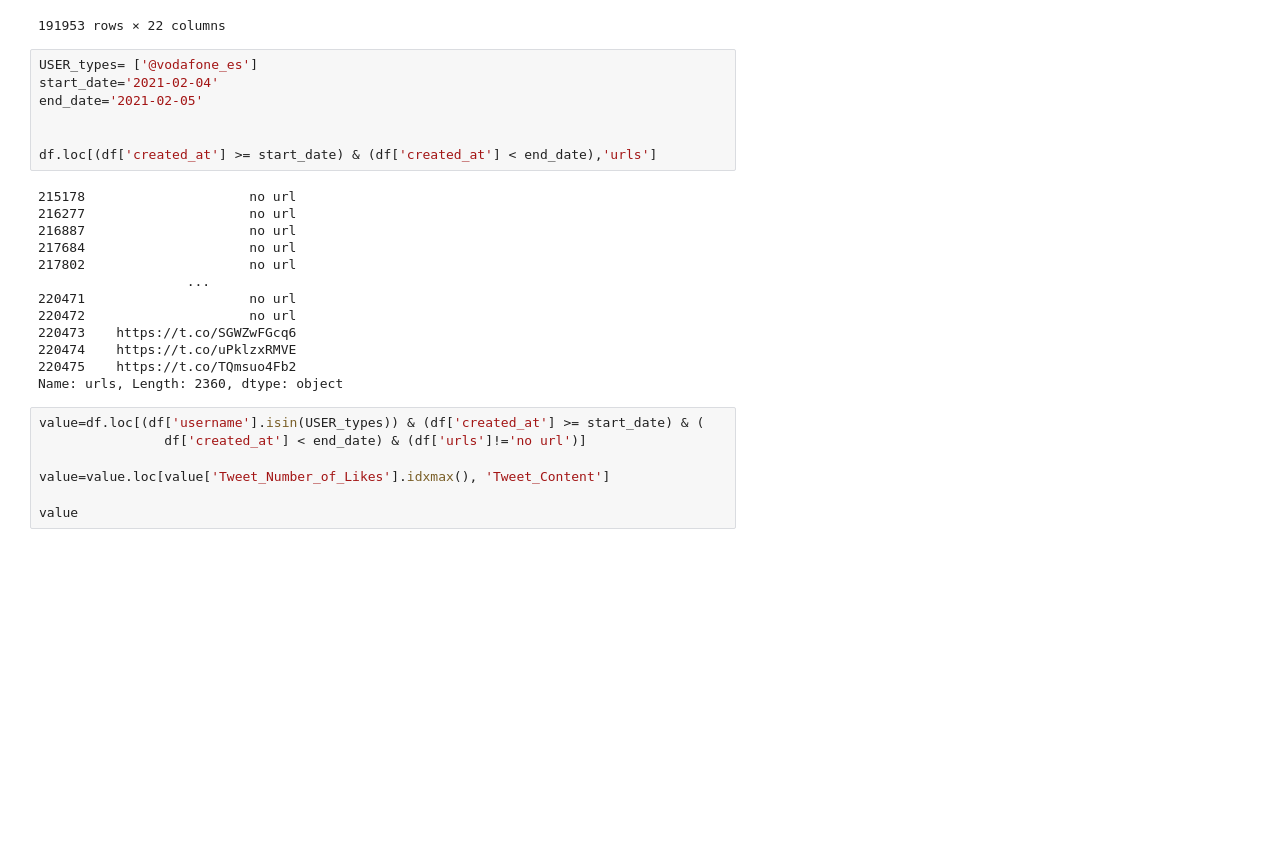
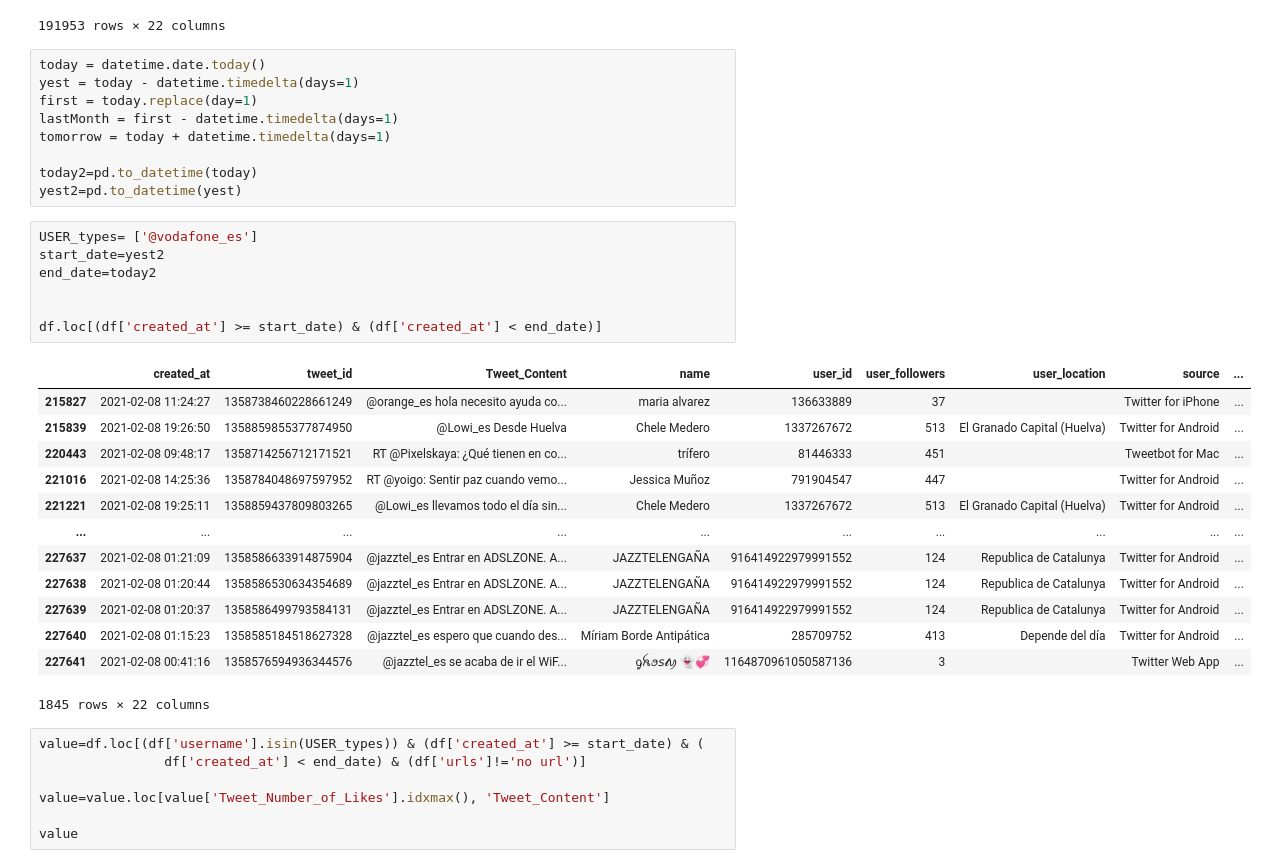
Before and after one commit to carpiero/Sentiment_Spanish_Operator, a Jupyter notebook: Notebooks/Notebook_006_remote.ipynb, the cells around one changed output. Saved outputs shown, nothing was run; the diff lists cells and outputs as text; blank space fills up the shorter version.

```diff
--- a/Notebooks/Notebook_006_remote.ipynb
+++ b/Notebooks/Notebook_006_remote.ipynb
@@ -40,26 +46,36 @@ df
 | 227640 | 2021-02-08 01:15:23 | 1358585184518627328 | @jazztel_es espero que cuando des... | Míriam Borde Antipática | 285709752 | 413 | Depende del día | Twitter for Android | ... |
 | 227641 | 2021-02-08 00:41:16 | 1358576594936344576 | @jazztel_es se acaba de ir el WiF... | ᧁꫝꪮ𝘴𝓽ꪗ 👻💞 | 1164870961050587136 | 3 |  | Twitter Web App | ... |
 191953 rows × 22 columns
+# %%
+today = datetime.date.today()
+yest = today - datetime.timedelta(days=1)
+first = today.replace(day=1)
+lastMonth = first - datetime.timedelta(days=1)
+tomorrow = today + datetime.timedelta(days=1)
+
+today2=pd.to_datetime(today)
+yest2=pd.to_datetime(yest)
 # %%
 USER_types= ['@vodafone_es']
-start_date='2021-02-04'
-end_date='2021-02-05'
+start_date=yest2
+end_date=today2
 
 
-df.loc[(df['created_at'] >= start_date) & (df['created_at'] < end_date),'urls']
+df.loc[(df['created_at'] >= start_date) & (df['created_at'] < end_date)]
 # %% [output]
+|  | created_at | tweet_id | Tweet_Content | name | user_id | user_followers | user_location | source | ... |
+| 215827 | 2021-02-08 11:24:27 | 1358738460228661249 | @orange_es hola necesito ayuda co... | maria alvarez | 136633889 | 37 |  | Twitter for iPhone | ... |
+| 215839 | 2021-02-08 19:26:50 | 1358859855377874950 | @Lowi_es Desde Huelva | Chele Medero | 1337267672 | 513 | El Granado Capital (Huelva) | Twitter for Android | ... |
+| 220443 | 2021-02-08 09:48:17 | 1358714256712171521 | RT @Pixelskaya: ¿Qué tienen en co... | trífero | 81446333 | 451 |  | Tweetbot for Mac | ... |
+| 221016 | 2021-02-08 14:25:36 | 1358784048697597952 | RT @yoigo: Sentir paz cuando vemo... | Jessica Muñoz | 791904547 | 447 |  | Twitter for Android | ... |
+| 221221 | 2021-02-08 19:25:11 | 1358859437809803265 | @Lowi_es llevamos todo el día sin... | Chele Medero | 1337267672 | 513 | El Granado Capital (Huelva) | Twitter for Android | ... |
+| ... | ... | ... | ... | ... | ... | ... | ... | ... | ... |
+| 227637 | 2021-02-08 01:21:09 | 1358586633914875904 | @jazztel_es Entrar en ADSLZONE. A... | JAZZTELENGAÑA | 916414922979991552 | 124 | Republica de Catalunya | Twitter for Android | ... |
+| 227638 | 2021-02-08 01:20:44 | 1358586530634354689 | @jazztel_es Entrar en ADSLZONE. A... | JAZZTELENGAÑA | 916414922979991552 | 124 | Republica de Catalunya | Twitter for Android | ... |
+| 227639 | 2021-02-08 01:20:37 | 1358586499793584131 | @jazztel_es Entrar en ADSLZONE. A... | JAZZTELENGAÑA | 916414922979991552 | 124 | Republica de Catalunya | Twitter for Android | ... |
+| 227640 | 2021-02-08 01:15:23 | 1358585184518627328 | @jazztel_es espero que cuando des... | Míriam Borde Antipática | 285709752 | 413 | Depende del día | Twitter for Android | ... |
+| 227641 | 2021-02-08 00:41:16 | 1358576594936344576 | @jazztel_es se acaba de ir el WiF... | ᧁꫝꪮ𝘴𝓽ꪗ 👻💞 | 1164870961050587136 | 3 |  | Twitter Web App | ... |
-215178                     no url
-216277                     no url
-216887                     no url
-217684                     no url
-217802                     no url
-                   ...
-220471                     no url
-220472                     no url
-220473    https://t.co/SGWZwFGcq6
-220474    https://t.co/uPklzxRMVE
-220475    https://t.co/TQmsuo4Fb2
-Name: urls, Length: 2360, dtype: object
+1845 rows × 22 columns
 # %%
 value=df.loc[(df['username'].isin(USER_types)) & (df['created_at'] >= start_date) & (
                 df['created_at'] < end_date) & (df['urls']!='no url')]
```
Also changed, not shown: parts of 1 cell of this notebook, 2 other files.
